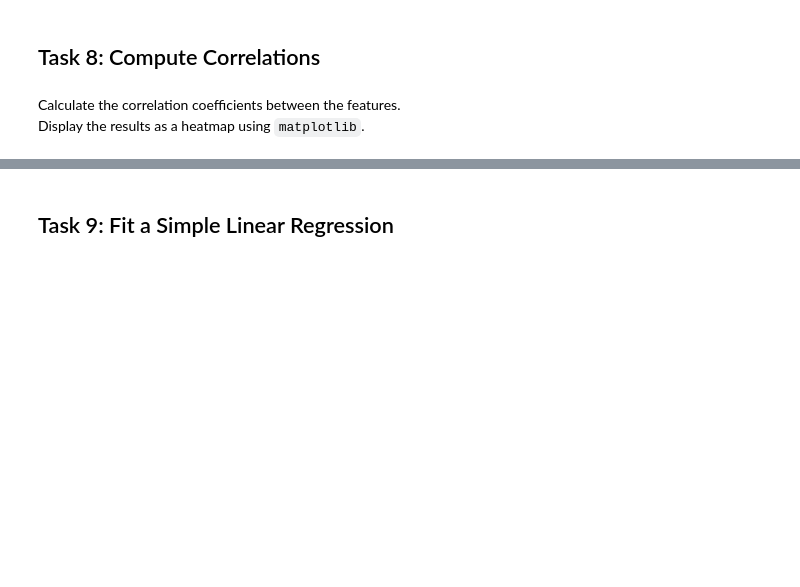
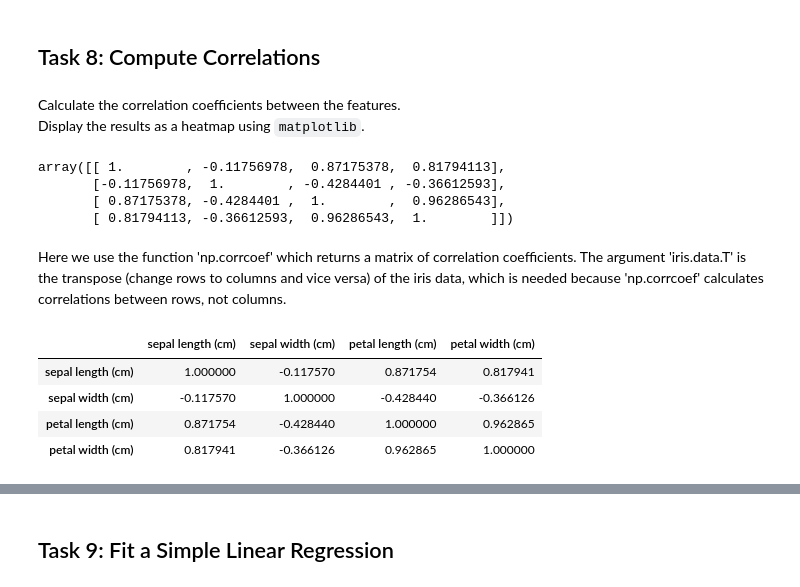
Before and after one commit to Glogover/principles_of_data_analytics, a Jupyter notebook: tasks.ipynb, the cells around one changed output, grey strips where cells are left out. Saved outputs shown, nothing was run; the diff lists cells and outputs as text; code cells hidden in the pictures; blank space fills up the shorter version.

```diff
--- a/tasks.ipynb
+++ b/tasks.ipynb
@@ -630,3 +634,28 @@ plt.show()
 # %% [markdown]
 Calculate the correlation coefficients between the features.
 Display the results as a heatmap using `matplotlib`.
+# %%
+# Calculate correlation coefficients
+correlation_matrix = np.corrcoef(data.data.T)
+
+# Show.
+correlation_matrix
+# %% [output]
+array([[ 1.        , -0.11756978,  0.87175378,  0.81794113],
+       [-0.11756978,  1.        , -0.4284401 , -0.36612593],
+       [ 0.87175378, -0.4284401 ,  1.        ,  0.96286543],
+       [ 0.81794113, -0.36612593,  0.96286543,  1.        ]])
+# %% [markdown]
+Here we use the function 'np.corrcoef' which returns a matrix of correlation coefficients.  The argument 'iris.data.T' is the transpose (change rows to columns and vice versa) of the iris data, which is needed because 'np.corrcoef' calculates correlations between rows, not columns.
+# %%
+# Create a DataFrame from the correlation matrix
+correlation_df = pd.DataFrame(correlation_matrix, index = data.feature_names, columns = data.feature_names)
+
+# Show the DataFrame.
+correlation_df
+# %% [output]
+|  | sepal length (cm) | sepal width (cm) | petal length (cm) | petal width (cm) |
+| sepal length (cm) | 1.000000 | -0.117570 | 0.871754 | 0.817941 |
+| sepal width (cm) | -0.117570 | 1.000000 | -0.428440 | -0.366126 |
+| petal length (cm) | 0.871754 | -0.428440 | 1.000000 | 0.962865 |
+| petal width (cm) | 0.817941 | -0.366126 | 0.962865 | 1.000000 |
```
Also changed, not shown: parts of 8 cells of this notebook.
